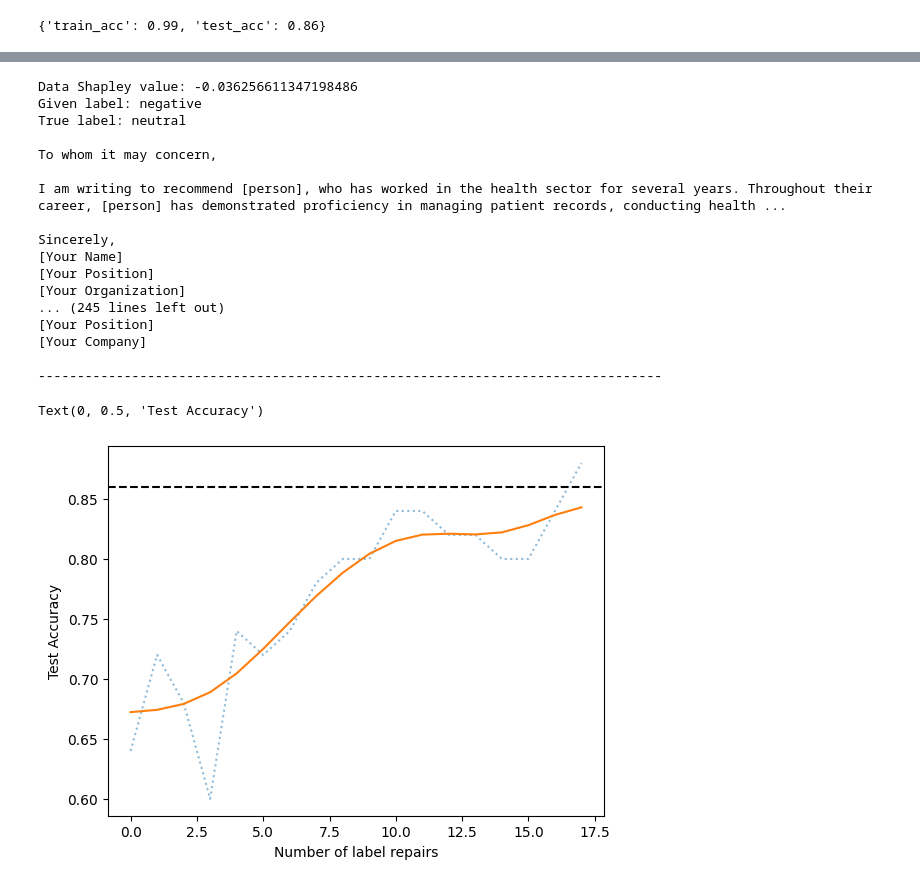
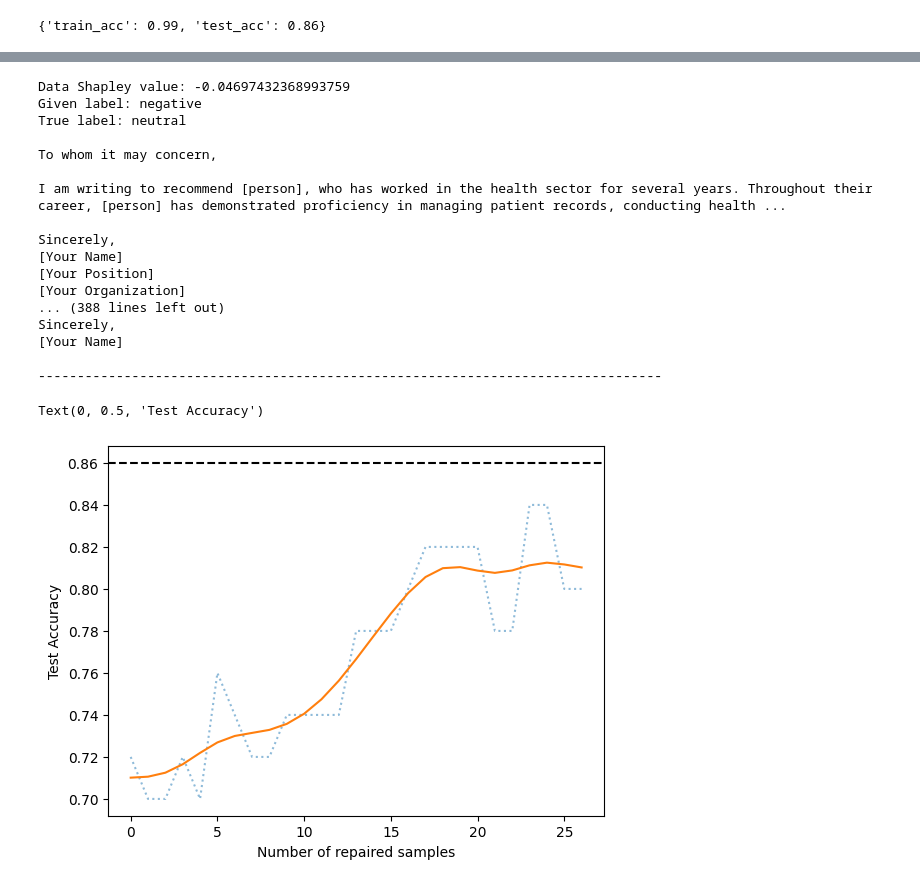
Before and after one commit to navigating-data-errors/tutorial, a Jupyter notebook: part1-data-errors.ipynb, the cells around one changed output, grey strips where cells are left out. Cells and saved outputs as stored; diff of their text form; code cells hidden in the pictures.

```diff
--- a/part1-data-errors.ipynb
+++ b/part1-data-errors.ipynb
@@ -46,21 +54,19 @@ evaluate_logistic_regression_model(X_train, y_train, X_test, y_test)
 def inject_label_errors(original_labels, fraction):
     labels_with_errors = copy.deepcopy(original_labels)
     count = int(len(labels_with_errors) * fraction)
-    indices_to_shuffle = random.sample(range(len(labels_with_errors)), count)
-    elements_to_shuffle = [labels_with_errors[i] for i in indices_to_shuffle]
-    random.shuffle(elements_to_shuffle)
-    for idx, element in zip(indices_to_shuffle, elements_to_shuffle):
-        labels_with_errors[idx] = element
+    indices_for_errors = random.sample(range(len(labels_with_errors)), count)
+
+    for idx in indices_for_errors:
+        true_label = labels_with_errors[idx]
+        if true_label == 'positive':
+            labels_with_errors[idx] = random.choice(['negative', 'neutral'])
+        elif true_label == 'negative':
+            labels_with_errors[idx] = random.choice(['positive', 'neutral'])
+        else:
+            labels_with_errors[idx] = random.choice(['positive', 'negative'])
+
     return labels_with_errors
-
-def evaluate_logistic_regression_model(X_train, y_train, X_test, y_test):
-    model = SGDClassifier(loss='log_loss', random_state=SEED)
-    model.fit(X_train, y_train)
-    train_acc = model.score(X_train, y_train)
-    test_acc = model.score(X_test, y_test)
-
-    return { 'train_acc': train_acc, 'test_acc': test_acc, }
 # %%
-y_train_mislabeled = inject_label_errors(y_train, fraction=0.5)
+y_train_mislabeled = inject_label_errors(y_train, fraction=0.25)
 evaluate_logistic_regression_model(X_train, y_train_mislabeled, X_test, y_test)
 # %% [output]
@@ -127,12 +135,10 @@ for index in indices:
     y_train_mislabeled_some_fixes[index] = y_train[index]
     impact = evaluate_logistic_regression_model(X_train, y_train_mislabeled_some_fixes, X_test, y_test)
 
-    if y_train_mislabeled[index] != y_train[index]:
+    train_accs.append(impact['train_acc'])
+    test_accs.append(impact['test_acc'])
 
-        train_accs.append(impact['train_acc'])
-        test_accs.append(impact['test_acc'])
-
-        print(f'''
+    print(f'''
 Data Shapley value: {dsvs[index]}
 Given label: {y_train_mislabeled[index]}
 True label: {y_train[index]}
@@ -142,7 +148,7 @@ True label: {y_train[index]}
 {'-'*80}
 ''')
 # %% [output]
-Data Shapley value: -0.036256611347198486
+Data Shapley value: -0.04697432368993759
 Given label: negative
 True label: neutral
 
@@ -154,20 +160,20 @@ Sincerely,
 [Your Name]
 [Your Position]
 [Your Organization]
-... (245 lines left out)
-[Your Position]
-[Your Company]
+... (388 lines left out)
+Sincerely,
+[Your Name]
 
 --------------------------------------------------------------------------------
 # %%
 from scipy.ndimage import gaussian_filter1d
 
 ax = sns.lineplot(test_accs, linestyle='dotted', alpha=0.5)
 sns.lineplot(gaussian_filter1d(test_accs, sigma=2))
 ax.axhline(0.86, ls='--', color='black')
 
-ax.set_xlabel("Number of label repairs")
+ax.set_xlabel("Number of repaired samples")
 ax.set_ylabel("Test Accuracy")
 # %% [output]
 Text(0, 0.5, 'Test Accuracy')
-[figure, old version]
+[figure, new version]
```
Also changed, not shown: parts of 4 cells of this notebook.
